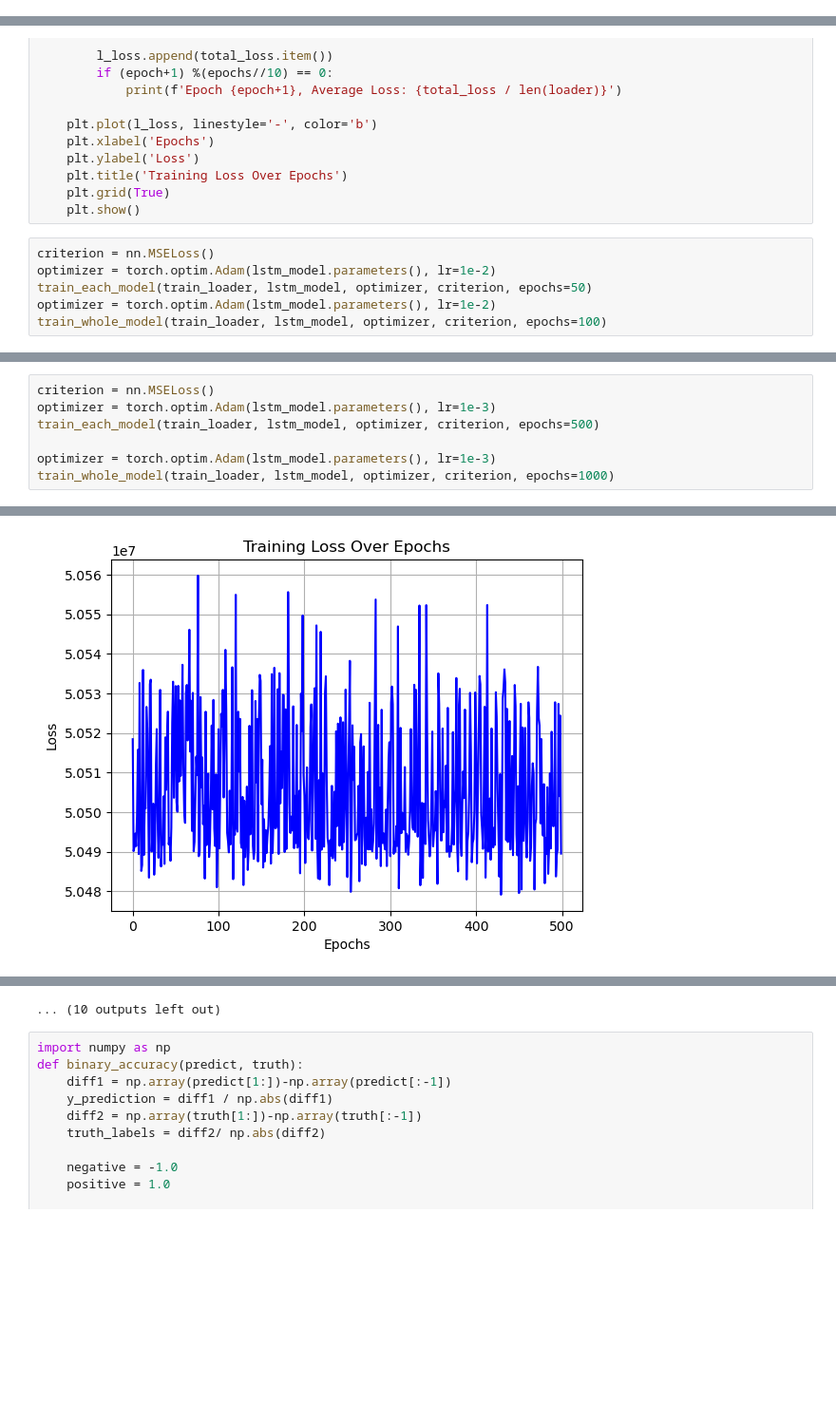
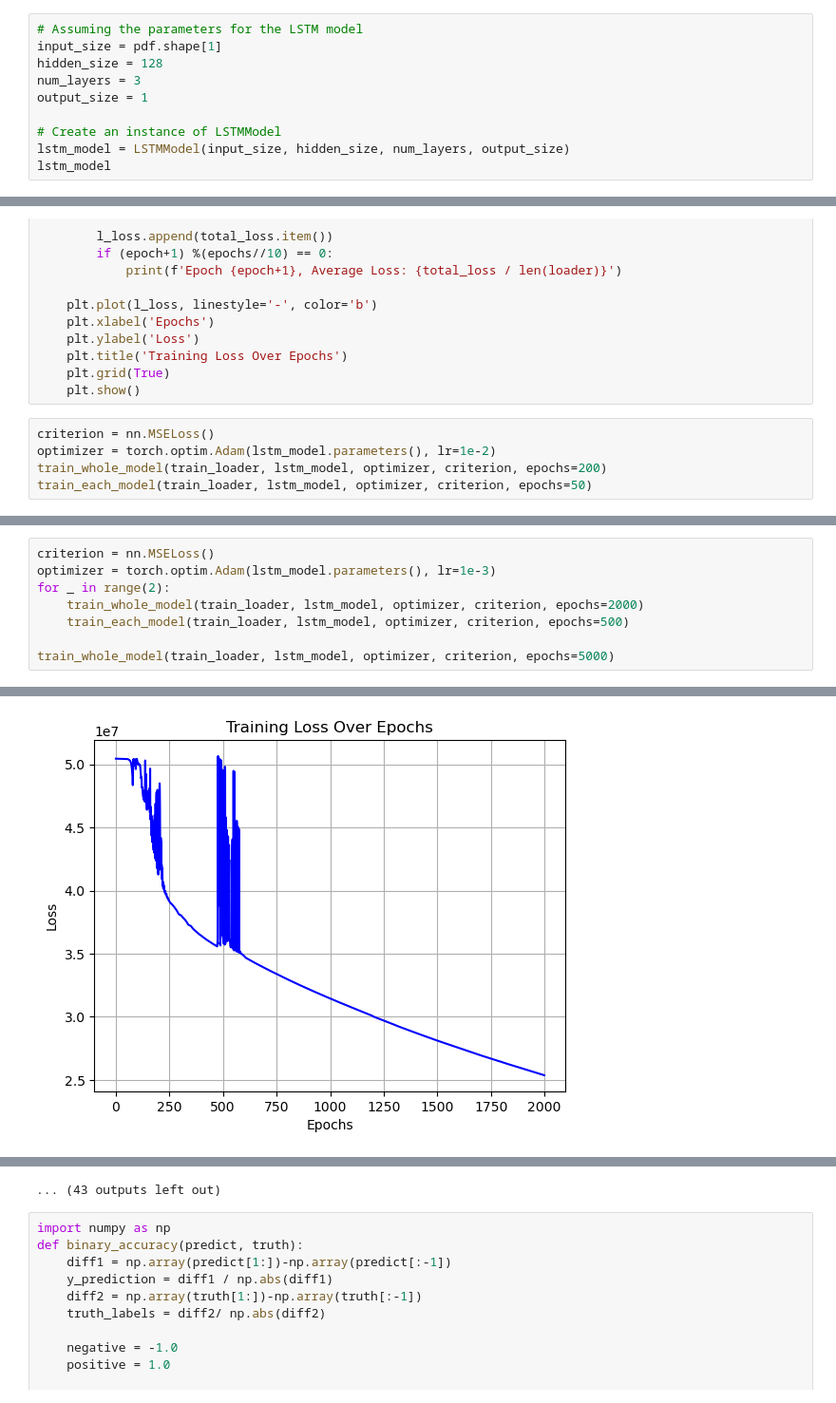
Before and after one commit to jiarui0000/COMS6998, a Jupyter notebook: sentiment_analysis/lstm_estimation.ipynb, the cells around one changed output, grey strips where cells are left out. Shown: that part at 95% size. Drawn from its saved outputs; the diff is of its cells as text; blank space fills up the shorter version.

Commit message:
lstm + dense

```diff
--- a/sentiment_analysis/lstm_estimation.ipynb
+++ b/sentiment_analysis/lstm_estimation.ipynb
@@ -97,0 +76,10 @@ RuntimeError: shape '[7, -1, 18]' is invalid for input of size 2793
+# %%
+# Assuming the parameters for the LSTM model
+input_size = pdf.shape[1]
+hidden_size = 128
+num_layers = 3
+output_size = 1
+
+# Create an instance of LSTMModel
+lstm_model = LSTMModel(input_size, hidden_size, num_layers, output_size)
+lstm_model
@@ -190,7 +216,6 @@ def train_whole_model(loader, model, optimizer, criterion, epochs):
 # %%
 criterion = nn.MSELoss()
 optimizer = torch.optim.Adam(lstm_model.parameters(), lr=1e-2)
+train_whole_model(train_loader, lstm_model, optimizer, criterion, epochs=200)
 train_each_model(train_loader, lstm_model, optimizer, criterion, epochs=50)
-optimizer = torch.optim.Adam(lstm_model.parameters(), lr=1e-2)
-train_whole_model(train_loader, lstm_model, optimizer, criterion, epochs=100)
 # %% [output]
@@ -210,8 +235,9 @@ Epoch 10, Average Loss: 7272361.5
 # %%
 criterion = nn.MSELoss()
 optimizer = torch.optim.Adam(lstm_model.parameters(), lr=1e-3)
-train_each_model(train_loader, lstm_model, optimizer, criterion, epochs=500)
+for _ in range(2):
+    train_whole_model(train_loader, lstm_model, optimizer, criterion, epochs=2000)
+    train_each_model(train_loader, lstm_model, optimizer, criterion, epochs=500)
 
-optimizer = torch.optim.Adam(lstm_model.parameters(), lr=1e-3)
-train_whole_model(train_loader, lstm_model, optimizer, criterion, epochs=1000)
+train_whole_model(train_loader, lstm_model, optimizer, criterion, epochs=5000)
 # %% [output]
@@ -228 +254 @@ Epoch 500, Average Loss: 7212784.859915597
-[figure, old version]
+[figure, new version]
@@ -230,4 +256,4 @@ Epoch 100, Average Loss: 7203212.5
-... (10 outputs left out)
+... (43 outputs left out)
 # %%
 import numpy as np
 def binary_accuracy(predict, truth):
```
Also changed, not shown: parts of 10 cells of this notebook, 11 other files.
